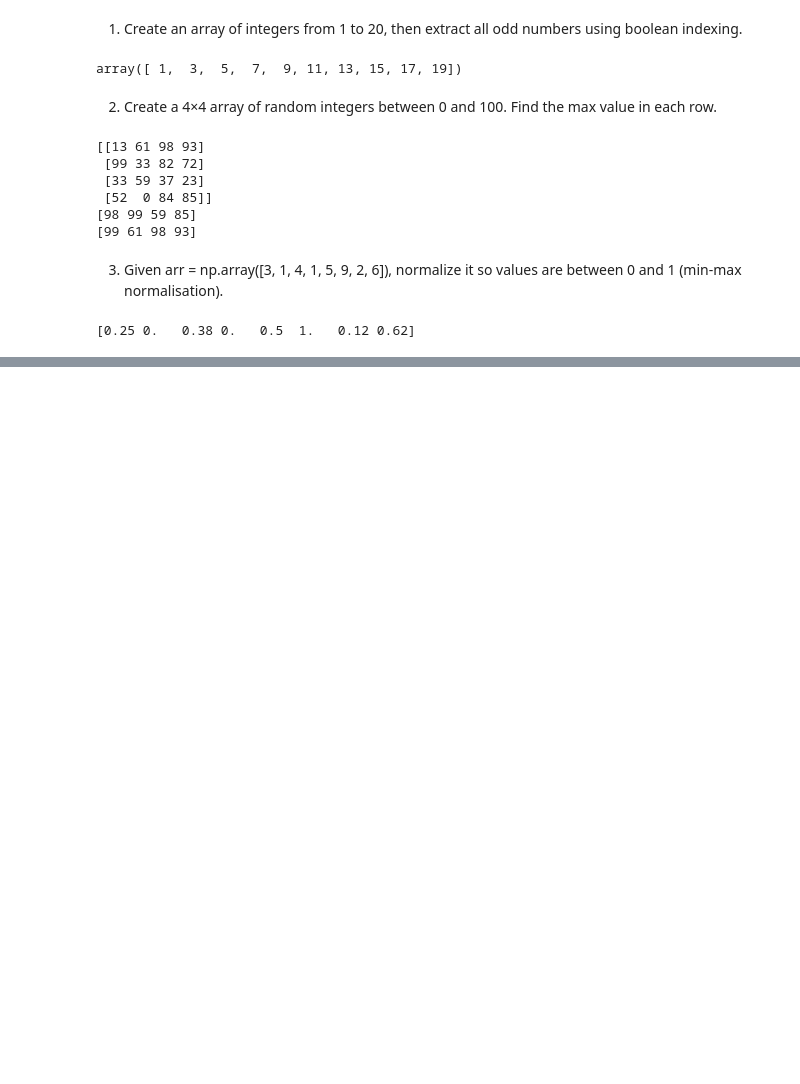
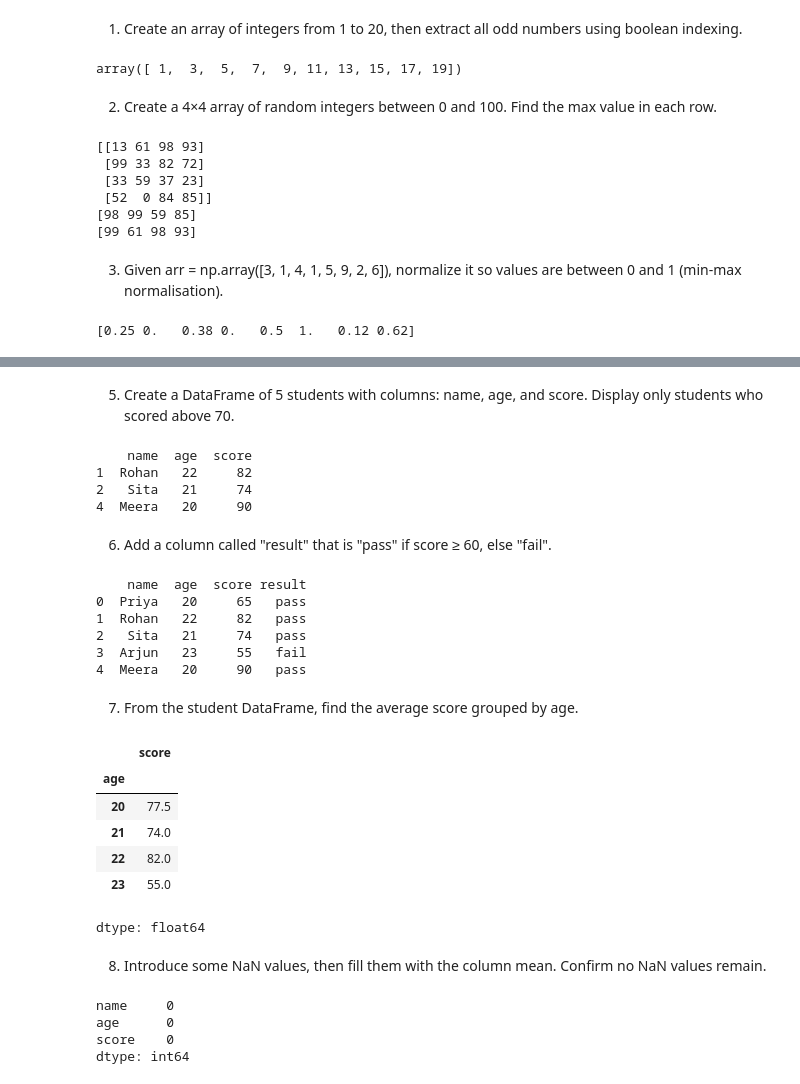
Before and after one commit to aryan802/kaggle_sql, a Jupyter notebook: numpy_pandas_basics.ipynb, the cells around one changed output, grey strips where cells are left out. Cells and saved outputs as stored; diff of their text form; code cells hidden in the pictures; blank space fills up the shorter version.

```diff
--- a/numpy_pandas_basics.ipynb
+++ b/numpy_pandas_basics.ipynb
@@ -362,0 +374,54 @@ print(norm_arr.round(2))
+# %% [markdown]
+5. Create a DataFrame of 5 students with columns: name, age, and score. Display only students who scored above 70.
+# %%
+df = pd.DataFrame({
+    'name':  ['Priya', 'Rohan', 'Sita', 'Arjun', 'Meera'],
+    'age':   [20, 22, 21, 23, 20],
+    'score': [65, 82, 74, 55, 90]
+})
+high_scores = df[df["score"] > 70]
+print(high_scores)
+# %% [output]
+    name  age  score
+1  Rohan   22     82
+2   Sita   21     74
+4  Meera   20     90
+# %% [markdown]
+6. Add a column called "result" that is "pass" if score ≥ 60, else "fail".
+# %%
+df['result'] = np.where(df['score'] >= 60, 'pass', 'fail')
+
+df['result'] = df['score'].apply(lambda x: 'pass' if x >= 60 else 'fail')
+print(df)
+# %% [output]
+    name  age  score result
+0  Priya   20     65   pass
+1  Rohan   22     82   pass
+2   Sita   21     74   pass
+3  Arjun   23     55   fail
+4  Meera   20     90   pass
+# %% [markdown]
+7. From the student DataFrame, find the average score grouped by age.
+# %%
+df.groupby('age')['score'].mean()
+# %% [output]
+|  | score |
+| age |  |
+| 20 | 77.5 |
+| 21 | 74.0 |
+| 22 | 82.0 |
+| 23 | 55.0 |
+dtype: float64
+# %% [markdown]
+8. Introduce some NaN values, then fill them with the column mean. Confirm no NaN values remain.
+# %%
+df.loc[1, 'score'] = np.nan
+df.loc[3, 'age']   = np.nan
+
+df.fillna(df.mean(numeric_only=True), inplace=True)
+print(df.isnull().sum())  # should all be 0
+# %% [output]
+name     0
+age      0
+score    0
+dtype: int64
```
Also changed, not shown: parts of 2 cells of this notebook.
